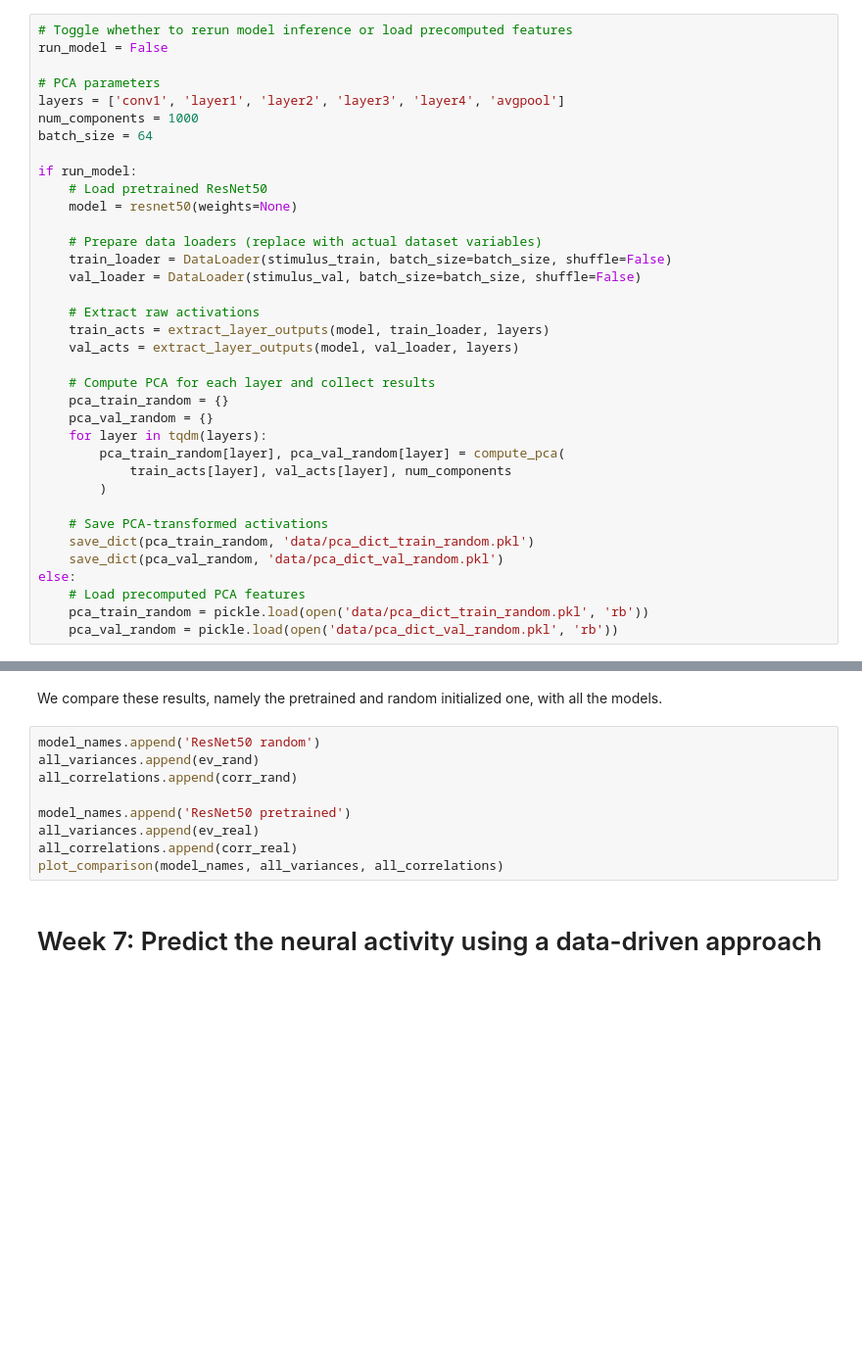
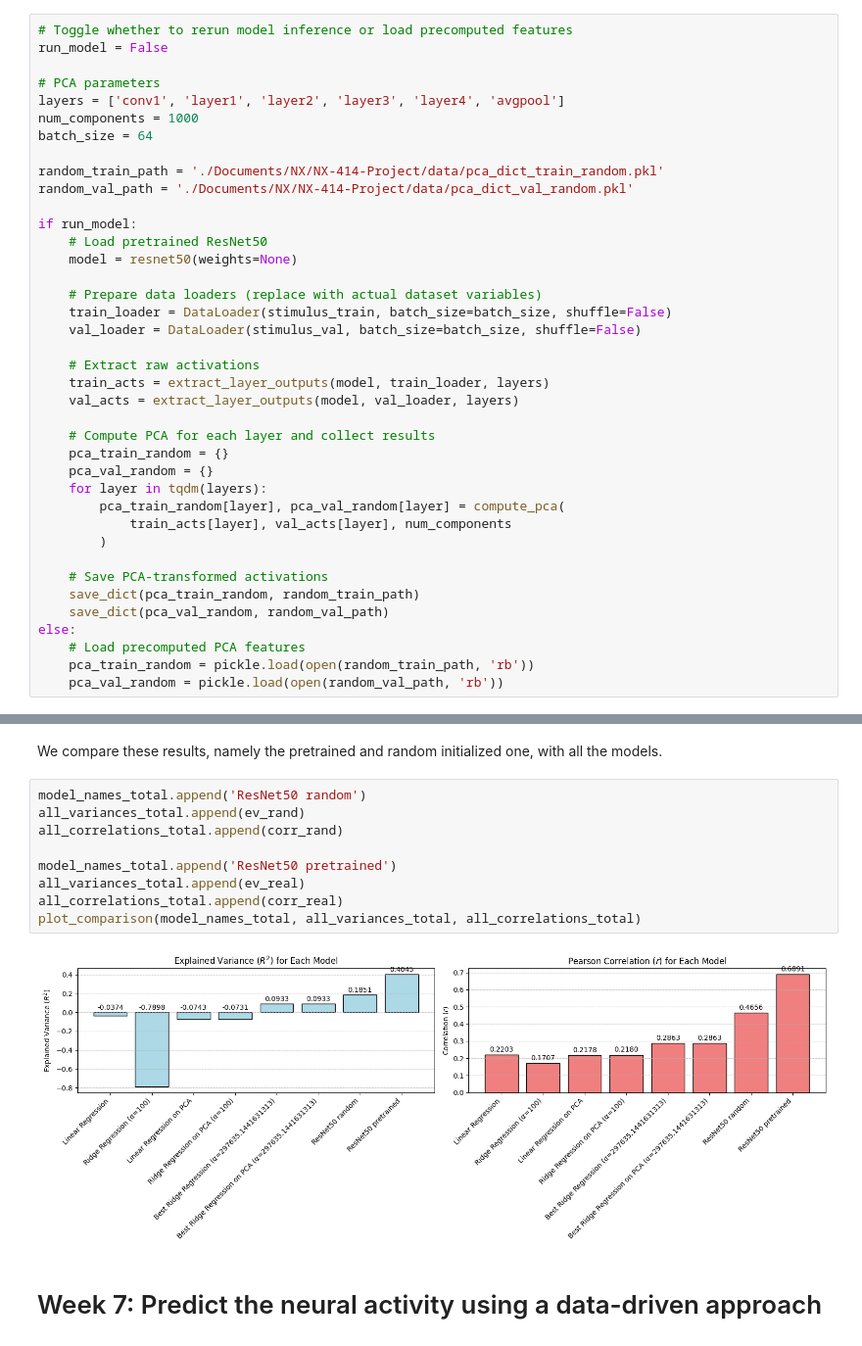
Before and after one commit to nieldab7/NX-414-Project, a Jupyter notebook: combined_finalversion.ipynb, the cells around one changed output, grey strips where cells are left out. Shown at 98% size. Cells and saved outputs as stored; diff of their text form; blank space fills up the shorter version.

```diff
--- a/combined_finalversion.ipynb
+++ b/combined_finalversion.ipynb
@@ -817,6 +835,9 @@ run_model = False
 layers = ['conv1', 'layer1', 'layer2', 'layer3', 'layer4', 'avgpool']
 num_components = 1000
 batch_size = 64
+
+random_train_path = './Documents/NX/NX-414-Project/data/pca_dict_train_random.pkl'
+random_val_path = './Documents/NX/NX-414-Project/data/pca_dict_val_random.pkl'
 
 if run_model:
     # Load pretrained ResNet50
@@ -839,12 +860,12 @@ if run_model:
         )
 
     # Save PCA-transformed activations
-    save_dict(pca_train_random, 'data/pca_dict_train_random.pkl')
-    save_dict(pca_val_random, 'data/pca_dict_val_random.pkl')
+    save_dict(pca_train_random, random_train_path)
+    save_dict(pca_val_random, random_val_path)
 else:
     # Load precomputed PCA features
-    pca_train_random = pickle.load(open('data/pca_dict_train_random.pkl', 'rb'))
-    pca_val_random = pickle.load(open('data/pca_dict_val_random.pkl', 'rb'))
+    pca_train_random = pickle.load(open(random_train_path, 'rb'))
+    pca_val_random = pickle.load(open(random_val_path, 'rb'))
 # %% [markdown]
 Evaluation of how well the different ResNet50 layers predict neural activity using RidgeCV on PCA reduced activations
 # %%
@@ -946,14 +981,16 @@ plt.show()
 # %% [markdown]
 We compare these results, namely the pretrained and random initialized one, with all the models.
 # %%
-model_names.append('ResNet50 random')
-all_variances.append(ev_rand)
-all_correlations.append(corr_rand)
+model_names_total.append('ResNet50 random')
+all_variances_total.append(ev_rand)
+all_correlations_total.append(corr_rand)
 
-model_names.append('ResNet50 pretrained')
-all_variances.append(ev_real)
-all_correlations.append(corr_real)
-plot_comparison(model_names, all_variances, all_correlations)
+model_names_total.append('ResNet50 pretrained')
+all_variances_total.append(ev_real)
+all_correlations_total.append(corr_real)
+plot_comparison(model_names_total, all_variances_total, all_correlations_total)
+# %% [output]
+[figure, added]
 # %% [markdown]
 # Week 7: Predict the neural activity using a data-driven approach
 # %% [markdown]
```
Also changed, not shown: parts of 23 cells of this notebook, 1 other file.
